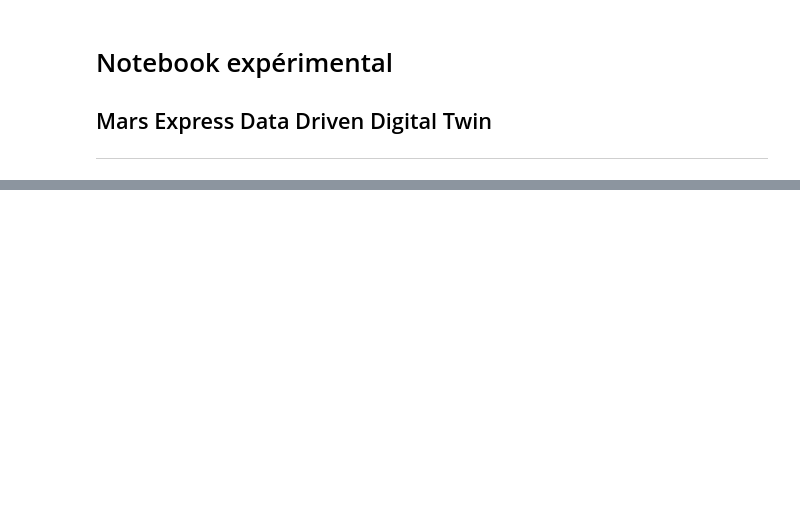
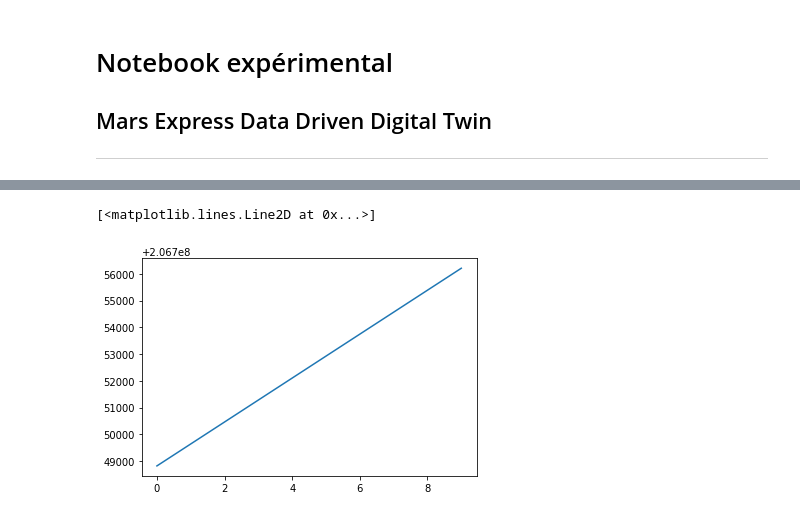
Before and after one commit to YamSok/MarsExpress, a Jupyter notebook: labo2.ipynb, the cells around one changed output, grey strips where cells are left out. Cells and saved outputs as stored; diff of their text form; code cells hidden in the pictures; blank space fills up the shorter version.

```diff
--- a/labo2.ipynb
+++ b/labo2.ipynb
@@ -306,0 +142,5 @@ np.sqrt(np.mean((y_test.iloc[:,0] - predict[:,0])**2) / np.mean(predict[:,0]))
+# %%
+plt.plot(train_X[39000,:,0])
+# %% [output]
+[<matplotlib.lines.Line2D at 0x...>]
+[figure, added]
```
Also changed, not shown: parts of 42 cells of this notebook.
